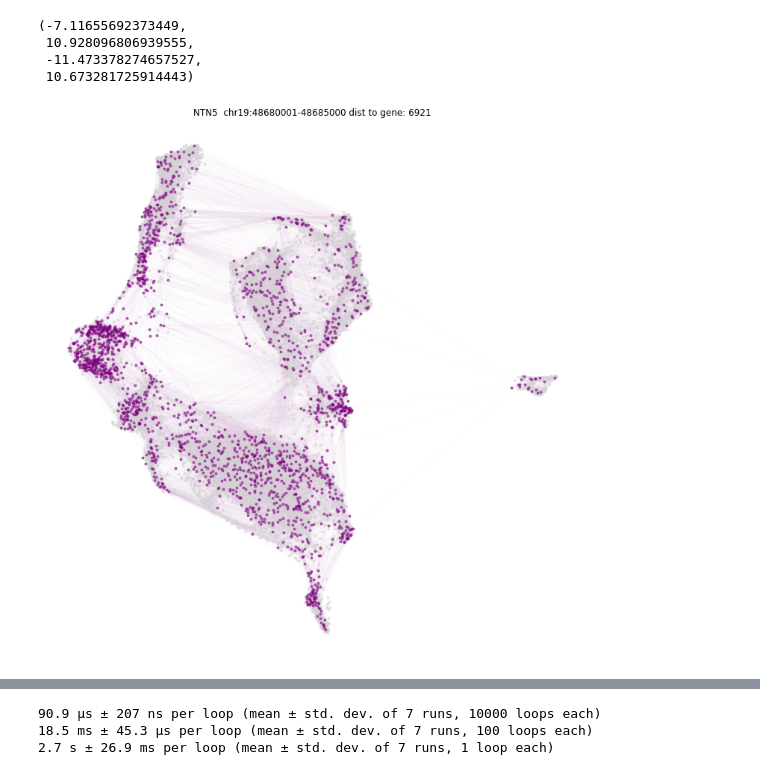
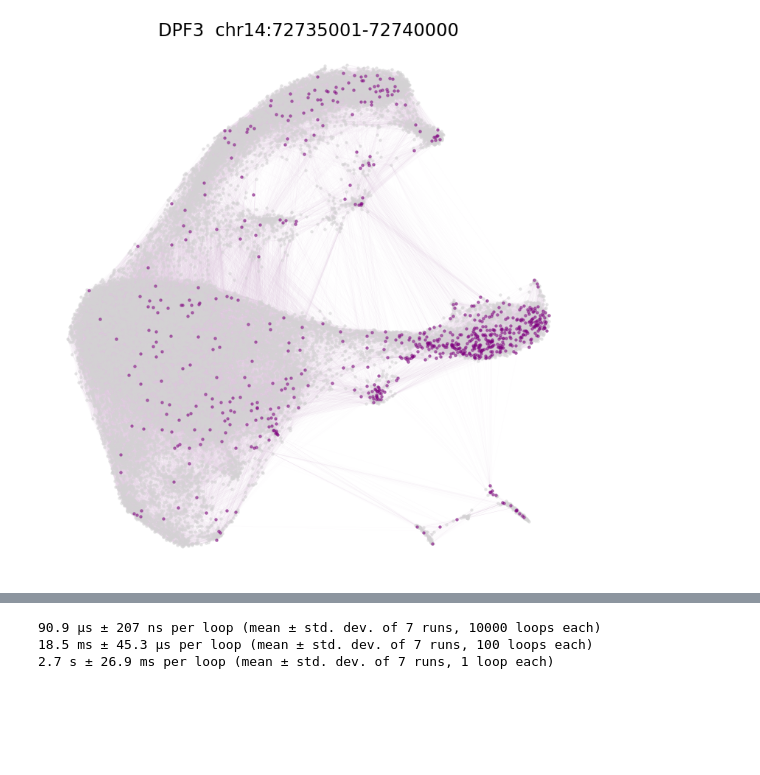
Before and after one commit to linnarsson-lab/chromograph, a Jupyter notebook: notebooks/Bin_enrichment.ipynb, the cells around one changed output, grey strips where cells are left out. Drawn from its saved outputs; the diff is of its cells as text; code cells hidden in the pictures; blank space fills up the shorter version.

```diff
--- a/notebooks/Bin_enrichment.ipynb
+++ b/notebooks/Bin_enrichment.ipynb
@@ -41,9 +42,9 @@ logging.basicConfig(
 # %%
 ## Connect to file
 
-f = '/data/proj/scATAC/chromograph/build_20191206/Cerebellum.loom'
+f = '/data/proj/scATAC/chromograph/build_20191205/Midbrain.loom'
 ref = '/data/ref/cellranger-atac/refdata-cellranger-atac-GRCh38-1.2.0/'
-ds = loompy.connect(f)
+ds = loompy.connect(f, mode='r')
 print(ds.shape)
 blayer = str(int(ds.attrs['bin_size']/1000)) + 'kb_bins'
 # %% [output]
@@ -163,39 +381,40 @@ from cytograph.plotting.colors import *
 from matplotlib.collections import LineCollection
 
 emb = 'UMAP'
-ID = 584702
+ID = 484034
 pos = ds.ca[emb]
 
 b = ds.ra['ID'] == ID
 k = (ds[b,:] > 0).flatten()
 v = ds[blayer][b,:].flatten()
 
 
 g = ds.col_graphs.RNN
 has_edges = True
 
 # Compute a good size for the markers, based on local density
 min_pts = 50
 eps_pct = 60
 
 knn = ds.col_graphs['KNN']
 k_radius = knn.max(axis=1).toarray()
 epsilon = (250 / (pos.max() - pos.min())) * np.percentile(k_radius, eps_pct)
 
 fig = plt.figure(figsize=(25, 10))
 ax = fig.add_axes([0, 0, 0.4, 1])
 
 lc = LineCollection(zip(pos[g.row], pos[g.col]), linewidths=0.25, zorder=0, color='thistle', alpha=0.1)
 ax.add_collection(lc)
 
 ax.scatter(pos[:,0], pos[:,1],s=epsilon, c = 'lightgrey', alpha=.5)
 ax.scatter(pos[k,0], pos[k,1],s=epsilon, c = 'purple', alpha=.5)
-ax.set_title(f"{ds.ra['Gene'][b][0]}  {ds.ra['chrom'][b][0]}:{ds.ra['start'][b][0]}-{ds.ra['end'][b][0]} dist to gene: {ds.ra['Distance'][b][0]}")
+# ax.set_title(f"{ds.ra['Gene'][b][0]}  {ds.ra['chrom'][b][0]}:{ds.ra['start'][b][0]}-{ds.ra['end'][b][0]} dist to gene: {ds.ra['Distance'][b][0]}",
+#              {'fontsize': 24})
+ax.set_title(f"{ds.ra['Gene'][b][0]}  {ds.ra['chrom'][b][0]}:{ds.ra['start'][b][0]}-{ds.ra['end'][b][0]}",
+             {'fontsize': 24})
 
 ax.axis("off")
+out_file = os.path.join('/'.join(f.split('/')[:-1]), 'plots', f"{ds.attrs['tissue']}_{ds.ra['Gene'][b][0]}_{emb}.png")
+fig.savefig(out_file, format="png", dpi=144, bbox_inches='tight')
 # %% [output]
-(-7.11655692373449,
- 10.928096806939555,
- -11.473378274657527,
- 10.673281725914443)
-[figure, old version]
+[figure, new version]
```
Also changed, not shown: parts of 18 cells of this notebook, 9 other files.
